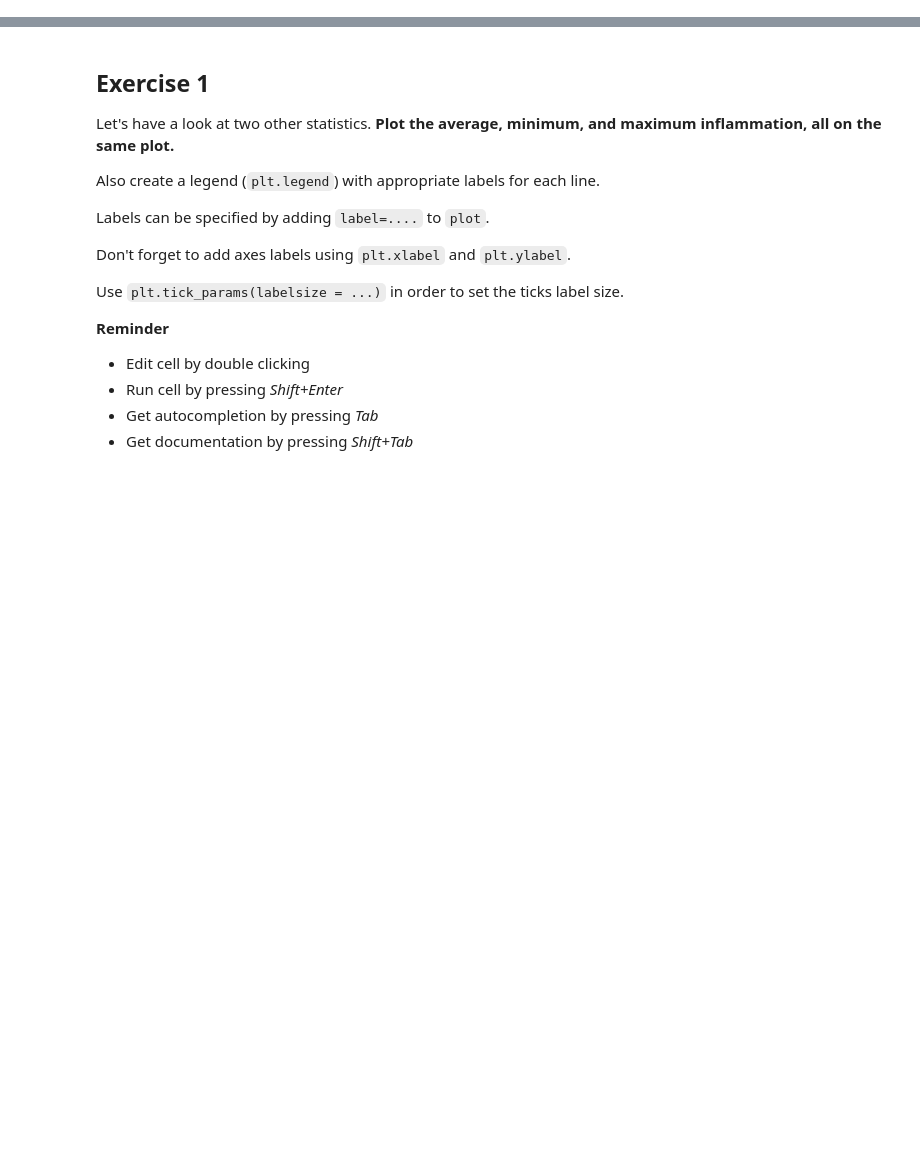
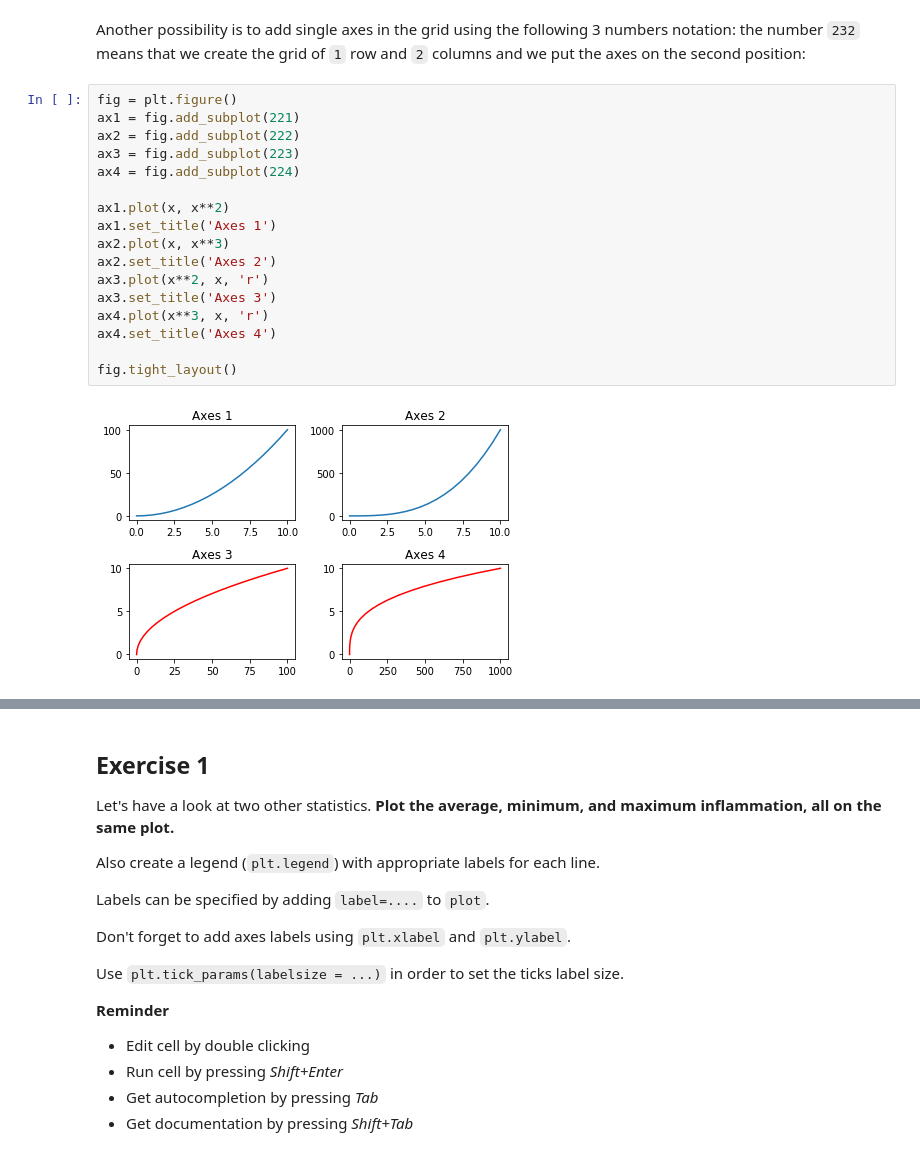
Before and after one commit to faigyb/python4ml, a Jupyter notebook: matplotlib.ipynb, the cells around one changed output, grey strips where cells are left out. Saved outputs shown, nothing was run; the diff lists cells and outputs as text; blank space fills up the shorter version.

```diff
--- a/matplotlib.ipynb
+++ b/matplotlib.ipynb
@@ -87,0 +116,21 @@ Here, we have put the average per day across all patients in the variable `avg_i
+# %% [markdown]
+Another possibility is to add single axes in the grid using the following 3 numbers notation: the number `232` means that we create the grid of `1` row and `2` columns and we put the axes on the second position:
+# %%
+fig = plt.figure()
+ax1 = fig.add_subplot(221)
+ax2 = fig.add_subplot(222)
+ax3 = fig.add_subplot(223)
+ax4 = fig.add_subplot(224)
+
+ax1.plot(x, x**2)
+ax1.set_title('Axes 1')
+ax2.plot(x, x**3)
+ax2.set_title('Axes 2')
+ax3.plot(x**2, x, 'r')
+ax3.set_title('Axes 3')
+ax4.plot(x**3, x, 'r')
+ax4.set_title('Axes 4')
+
+fig.tight_layout()
+# %% [output]
+[figure, added]
```
Also changed, not shown: parts of 48 cells of this notebook, 4 other files.
